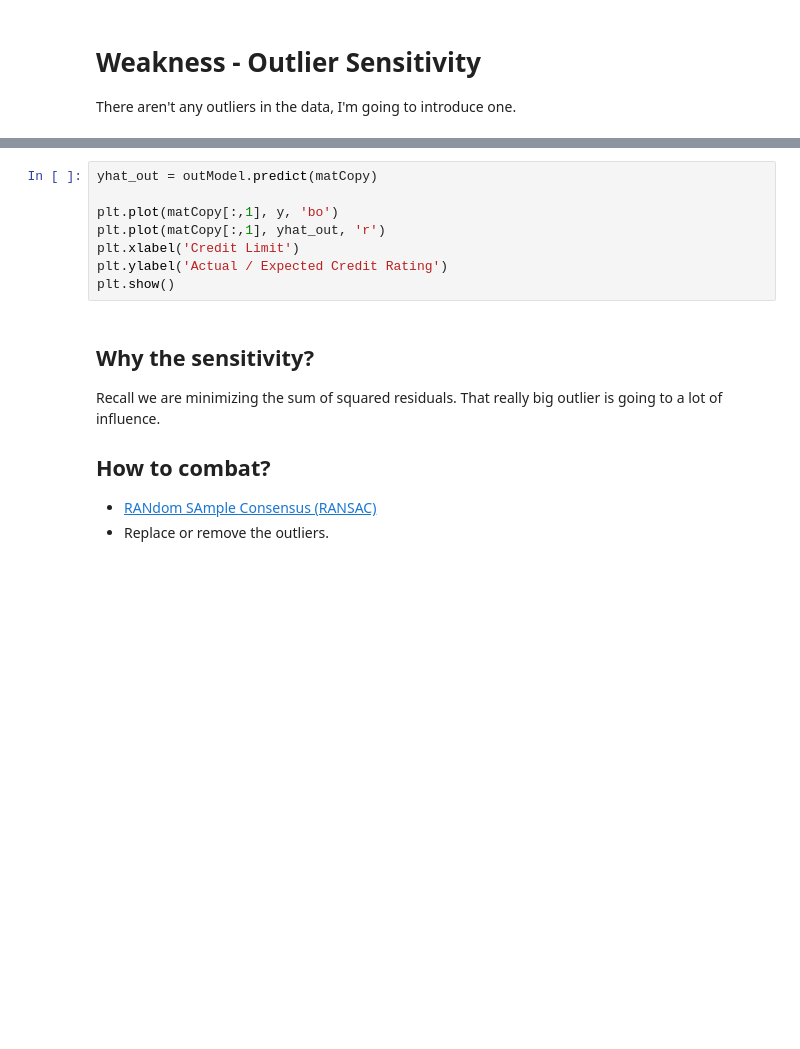
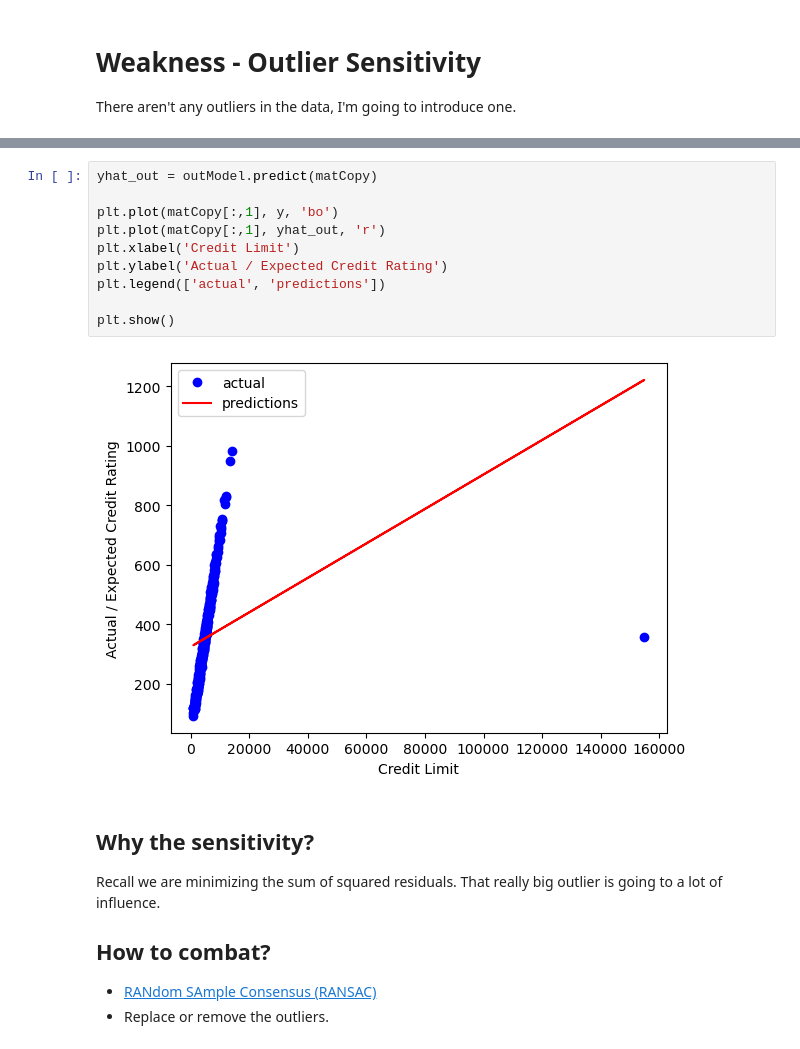
Before and after one commit to msaricaumbc/DS602, a Jupyter notebook: week4 - linear-regression/linear-regression-and-regularization.ipynb, the cells around one changed output, grey strips where cells are left out. Saved outputs shown, nothing was run; the diff lists cells and outputs as text; blank space fills up the shorter version.

```diff
--- a/week4 - linear-regression/linear-regression-and-regularization.ipynb
+++ b/week4 - linear-regression/linear-regression-and-regularization.ipynb
@@ -310,11 +413,15 @@ print(outModel.summary())
 # %%
 yhat_out = outModel.predict(matCopy)
 
 plt.plot(matCopy[:,1], y, 'bo')
 plt.plot(matCopy[:,1], yhat_out, 'r')
 plt.xlabel('Credit Limit')
 plt.ylabel('Actual / Expected Credit Rating')
+plt.legend(['actual', 'predictions'])
+
 plt.show()
+# %% [output]
+[figure, added]
 # %% [markdown]
 ## Why the sensitivity?
 Recall we are minimizing the sum of squared residuals. That really big outlier is going to a lot of influence.
```
Also changed, not shown: parts of 83 cells of this notebook.
